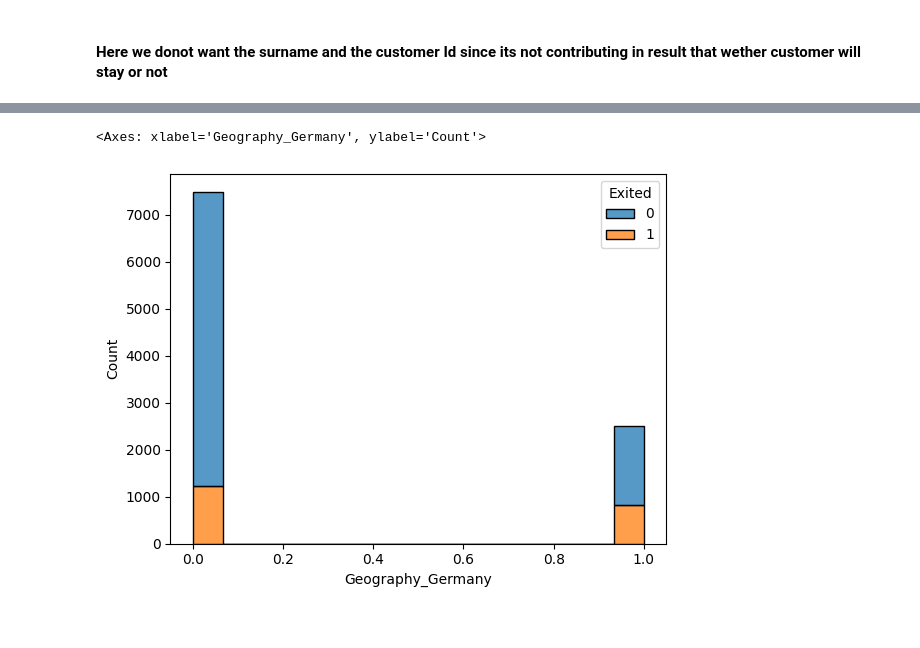
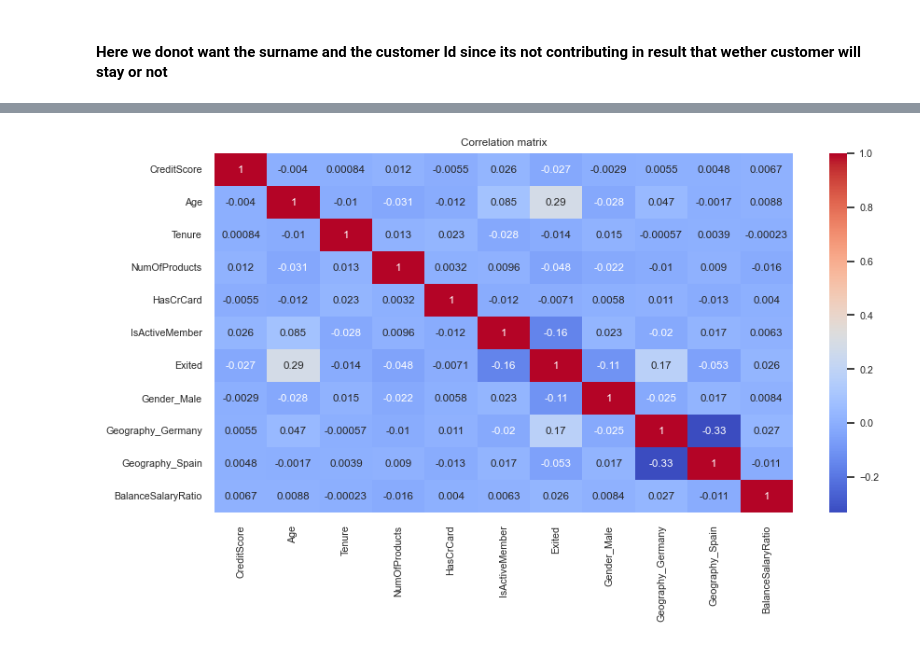
Before and after one commit to shabdpathak-935/CODSOFT, a Jupyter notebook: Customer-Churn-Prediction.ipynb, the cells around one changed output, grey strips where cells are left out. Saved outputs shown, nothing was run; the diff lists cells and outputs as text; code cells hidden in the pictures.

```diff
--- a/Customer-Churn-Prediction.ipynb
+++ b/Customer-Churn-Prediction.ipynb
@@ -87,5 +118,13 @@ sns.histplot(data=data, x='Geography_Spain', hue='Exited', multiple='stack')
-# %%
-sns.histplot(data=data, x='Geography_Germany', hue='Exited', multiple='stack')
-# %% [output]
-<Axes: xlabel='Geography_Germany', ylabel='Count'>
-[figure, removed]
+# %%
+data['BalanceSalaryRatio'] = data['Balance'] / data['EstimatedSalary']
+data.drop(['Balance', 'EstimatedSalary'], axis=1, inplace=True)
+# %%
+import seaborn as sns
+corr_mat = data.corr()
+plt.figure(figsize=(10, 5))
+sns.set(font_scale=0.7)
+sns.heatmap(corr_mat, annot=True, cmap='coolwarm')
+plt.title('Correlation matrix')
+plt.show()
+# %% [output]
+[figure, added]
```
Also changed, not shown: parts of 27 cells of this notebook.
